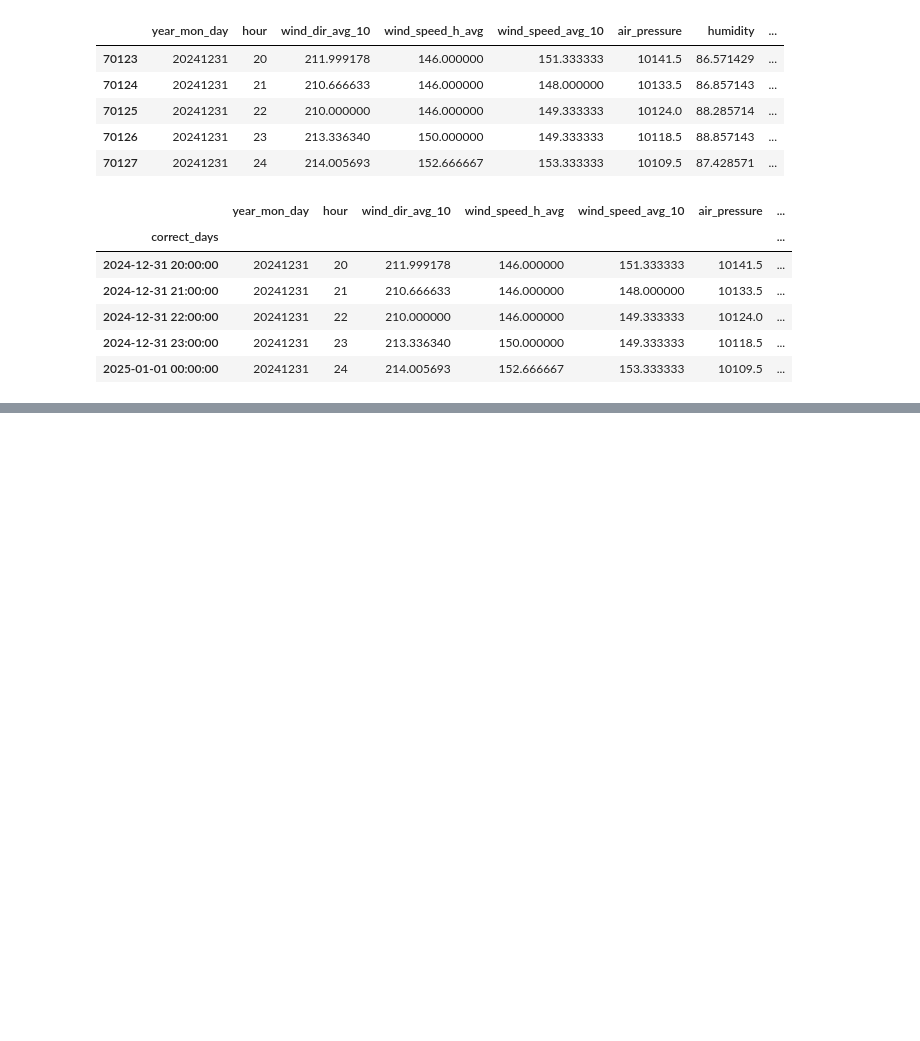
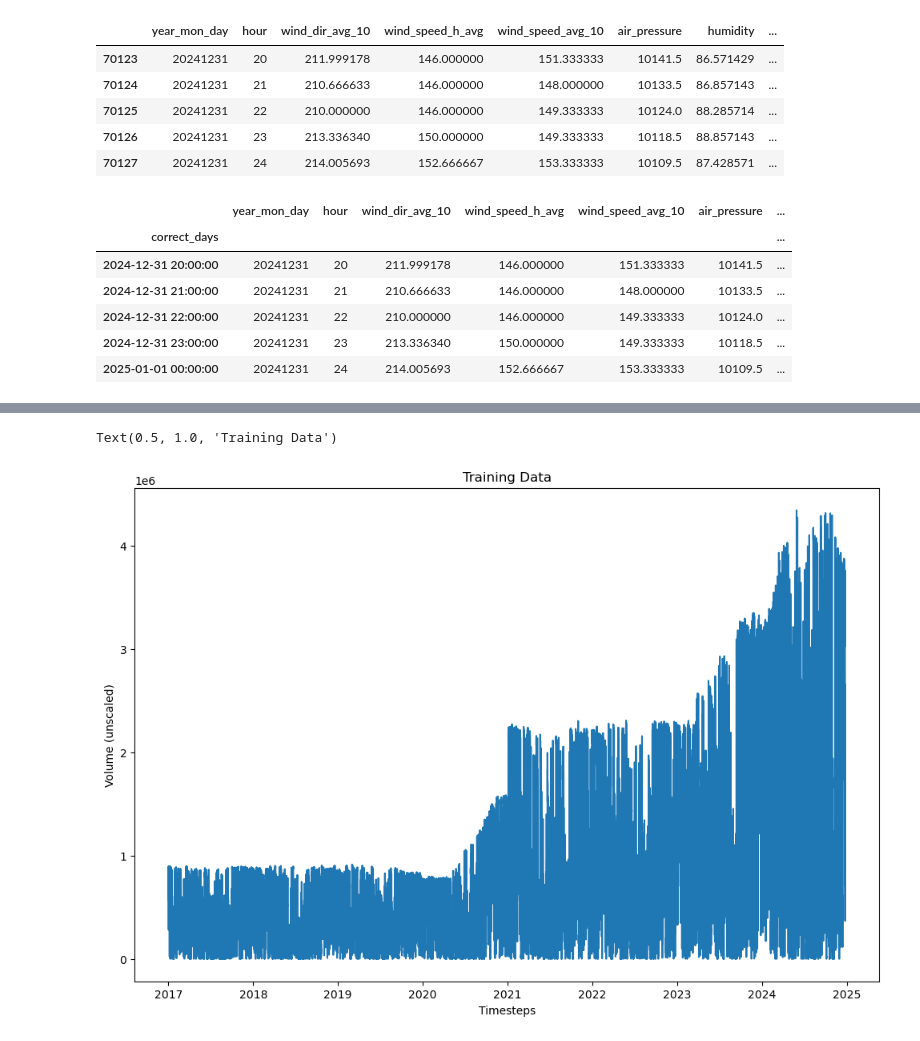
Before and after one commit to benrodion/Watts-next, a Jupyter notebook: LSTM.ipynb, the cells around one changed output, grey strips where cells are left out. Saved outputs shown, nothing was run; the diff lists cells and outputs as text; code cells hidden in the pictures; blank space fills up the shorter version.

Commit message:
3D data created

```diff
--- a/LSTM.ipynb
+++ b/LSTM.ipynb
@@ -54,0 +57,9 @@ data.tail()
+# %%
+X = pd.DataFrame(data["volume"])#we need the shape to be (70128, 1), not (70128, )
+X.shape
+X.head()
+#Separate the training from the test data before scaling so only the train data is scaled.
+train_data = X["2017-01-01 01:00:00":"2024-12-24 23:00:00"]
+test_data = X["2024-12-25 00:00:00":]
+
+train_data.tail()
@@ -54,0 +84,10 @@ data.tail()
+# %%
+# quick plot
+plt.figure(figsize=(12,8))
+plt.plot(train_data)
+plt.xlabel("Timesteps")
+plt.ylabel("Volume (unscaled)")
+plt.title("Training Data")
+# %% [output]
+Text(0.5, 1.0, 'Training Data')
+[figure, added]
```
Also changed, not shown: parts of 11 cells of this notebook, 1 other file.
